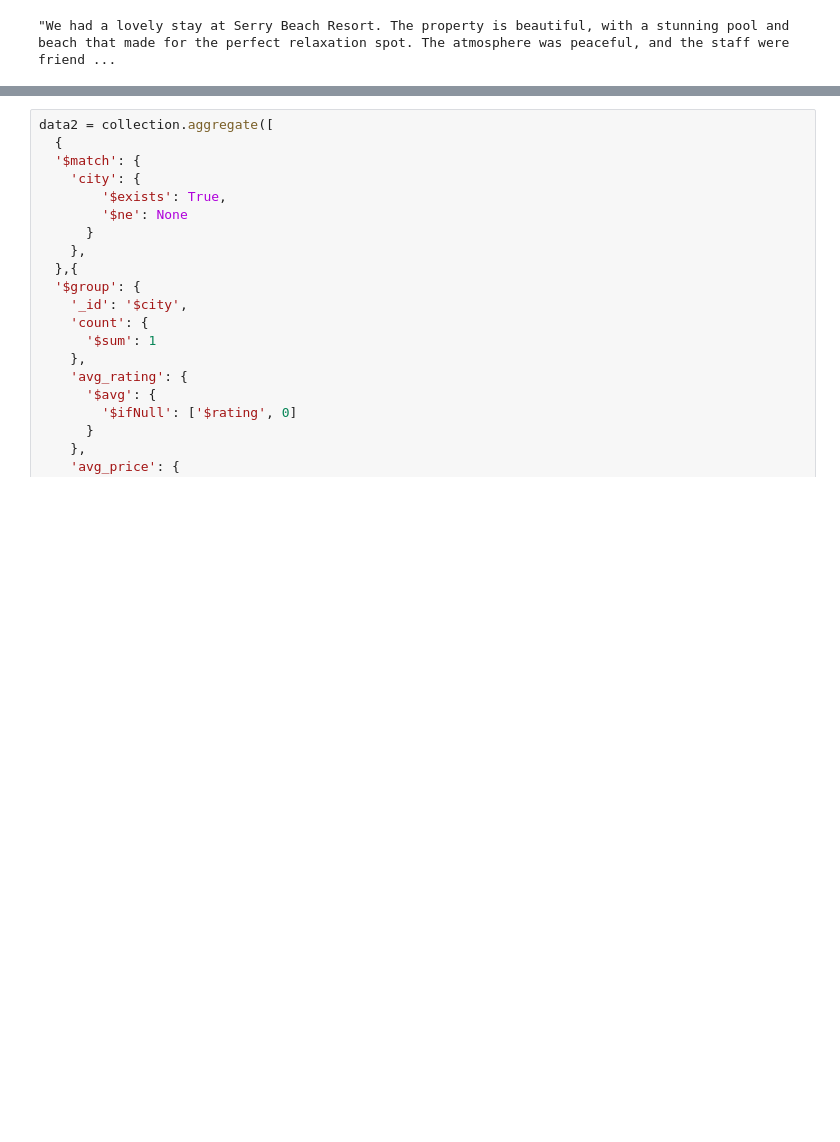
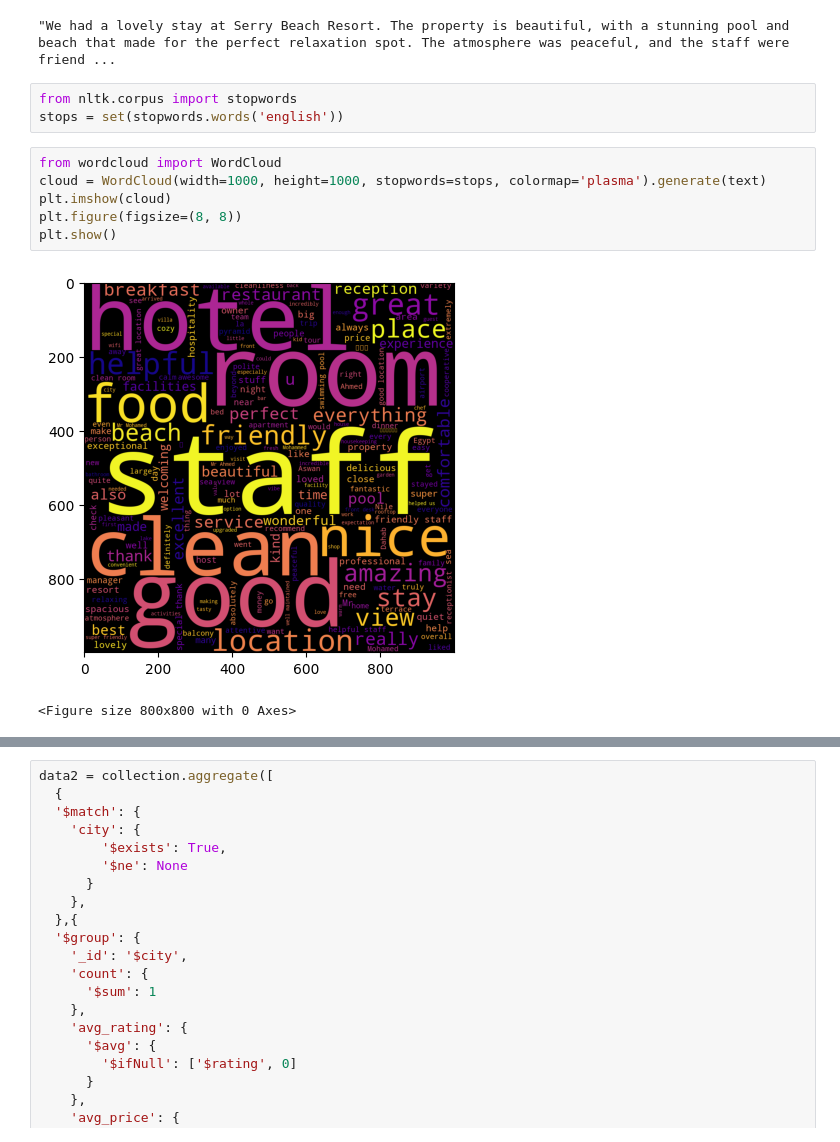
Before and after one commit to yahia997/Scrapping-Project, a Jupyter notebook: fetch.ipynb, the cells around one changed output, grey strips where cells are left out. Saved outputs shown, nothing was run; the diff lists cells and outputs as text; blank space fills up the shorter version.

```diff
--- a/fetch.ipynb
+++ b/fetch.ipynb
@@ -50,6 +52,18 @@ for obj in data1:
 text
 # %% [output]
 "We had a lovely stay at Serry Beach Resort. The property is beautiful, with a stunning pool and beach that made for the perfect relaxation spot. The atmosphere was peaceful, and the staff were friend ...
+# %%
+from nltk.corpus import stopwords
+stops = set(stopwords.words('english'))
+# %%
+from wordcloud import WordCloud
+cloud = WordCloud(width=1000, height=1000, stopwords=stops, colormap='plasma').generate(text)
+plt.imshow(cloud)
+plt.figure(figsize=(8, 8))
+plt.show()
+# %% [output]
+[figure, added]
+<Figure size 800x800 with 0 Axes>
 # %%
 len(text)
 # %% [output]
```
Also changed, not shown: parts of 10 cells of this notebook, 3 other files.
